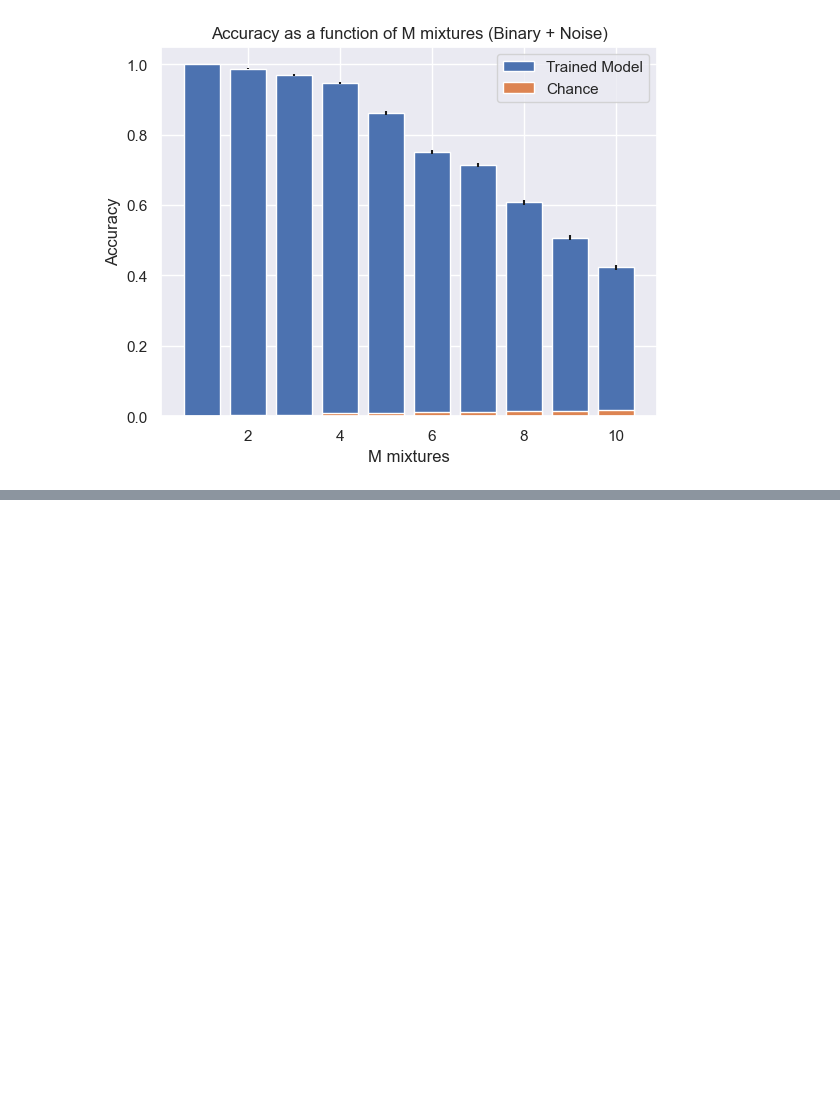
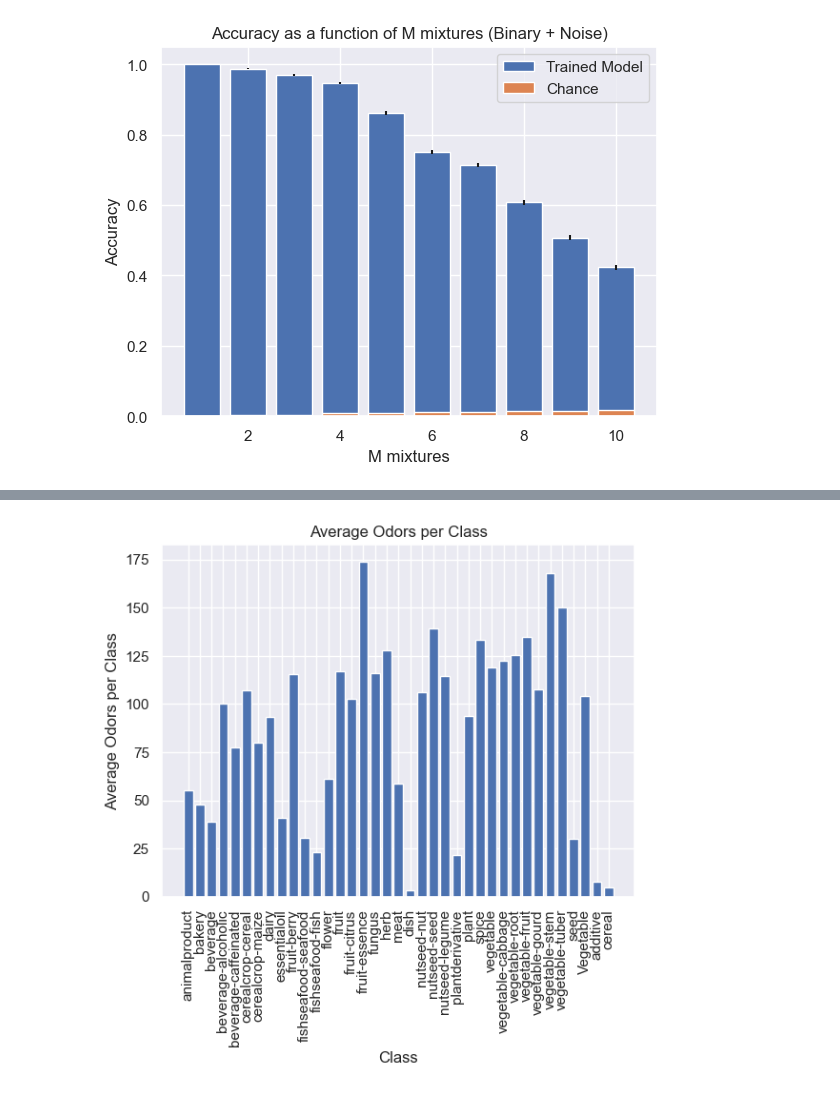
Before and after one commit to jhsieh731/odorWorld, a Jupyter notebook: pipeline/plots.ipynb, the cells around one changed output, grey strips where cells are left out. Saved outputs shown, nothing was run; the diff lists cells and outputs as text; code cells hidden in the pictures; blank space fills up the shorter version.

```diff
--- a/pipeline/plots.ipynb
+++ b/pipeline/plots.ipynb
@@ -418,3 +418,16 @@ plt.show()
 # plt.show()
 # %% [output]
 [figure]
+# %%
+odors_per_class = {}
+num_per_class = {}
+for i in range(len(data)):
+    row = data.iloc[i]
+    if row['type'] not in odors_per_class:
+        odors_per_class[row['type']] = row[5:].sum()
+        num_per_class[row['type']] = 1
+    else:
+        odors_per_class[row['type']] += row[5:].sum()
+        num_per_class[row['type']] += 1
+avg_odors_per_class = {k: v/num_per_class[k] for k, v in odors_per_class.items()}
+avg_odors_per_class
@@ -420,0 +452,10 @@ plt.show()
+# %%
+# bar plot of odors per class
+plt.bar(avg_odors_per_class.keys(), avg_odors_per_class.values())
+plt.xlabel('Class')
+plt.ylabel('Average Odors per Class')
+plt.xticks(rotation=90)
+plt.title('Average Odors per Class')
+plt.show()
+# %% [output]
+[figure, added]
```
Also changed, not shown: parts of 2 cells of this notebook, 24 other files.
